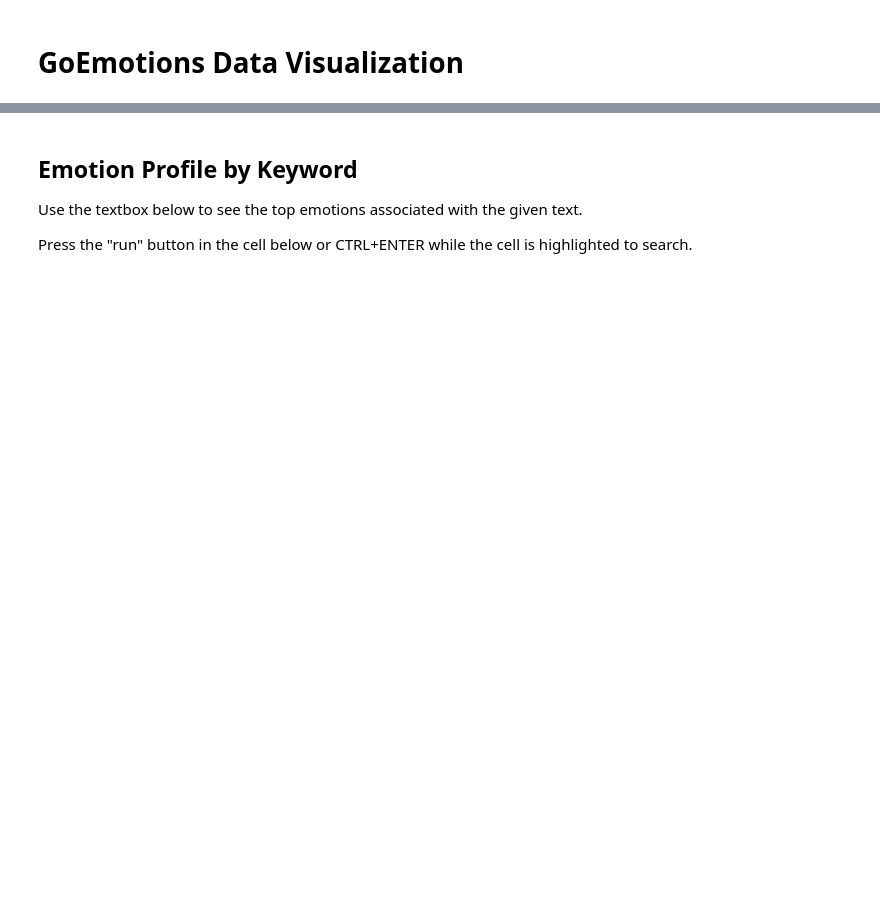
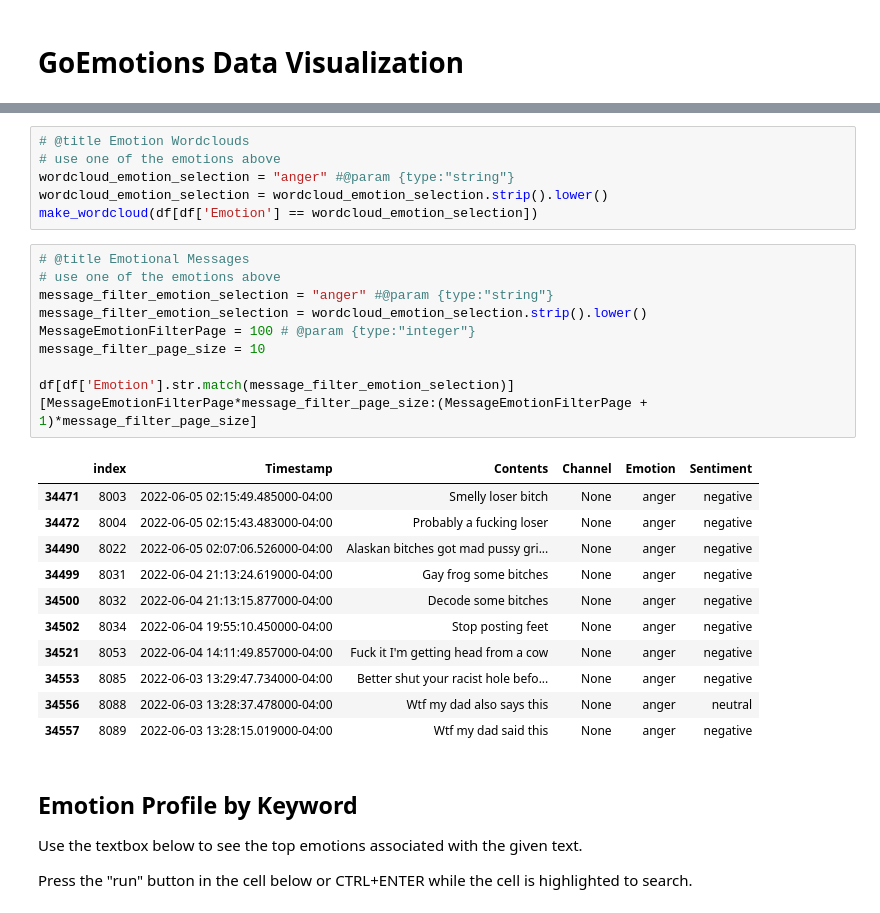
Before and after one commit to codekisser/discord-data-analyzer, a Jupyter notebook: analyzer.ipynb, the cells around one changed output, grey strips where cells are left out. Drawn from its saved outputs; the diff is of its cells as text; blank space fills up the shorter version.

```diff
--- a/analyzer.ipynb
+++ b/analyzer.ipynb
@@ -383,3 +390,30 @@ ax.set(xlabel='Emotion Frequency', title='Emotion Spectrum Profile');
+# %%
+# @title Emotion Wordclouds
+# use one of the emotions above
+wordcloud_emotion_selection = "anger" #@param {type:"string"}
+wordcloud_emotion_selection = wordcloud_emotion_selection.strip().lower()
+make_wordcloud(df[df['Emotion'] == wordcloud_emotion_selection])
+# %%
+# @title Emotional Messages
+# use one of the emotions above
+message_filter_emotion_selection = "anger" #@param {type:"string"}
+message_filter_emotion_selection = wordcloud_emotion_selection.strip().lower()
+MessageEmotionFilterPage = 100 # @param {type:"integer"}
+message_filter_page_size = 10
+
+df[df['Emotion'].str.match(message_filter_emotion_selection)][MessageEmotionFilterPage*message_filter_page_size:(MessageEmotionFilterPage + 1)*message_filter_page_size]
+# %% [output]
+|  | index | Timestamp | Contents | Channel | Emotion | Sentiment |
+| 34471 | 8003 | 2022-06-05 02:15:49.485000-04:00 | Smelly loser bitch | None | anger | negative |
+| 34472 | 8004 | 2022-06-05 02:15:43.483000-04:00 | Probably a fucking loser | None | anger | negative |
+| 34490 | 8022 | 2022-06-05 02:07:06.526000-04:00 | Alaskan bitches got mad pussy gri... | None | anger | negative |
+| 34499 | 8031 | 2022-06-04 21:13:24.619000-04:00 | Gay frog some bitches | None | anger | negative |
+| 34500 | 8032 | 2022-06-04 21:13:15.877000-04:00 | Decode some bitches | None | anger | negative |
+| 34502 | 8034 | 2022-06-04 19:55:10.450000-04:00 | Stop posting feet | None | anger | negative |
+| 34521 | 8053 | 2022-06-04 14:11:49.857000-04:00 | Fuck it I'm getting head from a cow | None | anger | negative |
+| 34553 | 8085 | 2022-06-03 13:29:47.734000-04:00 | Better shut your racist hole befo... | None | anger | negative |
+| 34556 | 8088 | 2022-06-03 13:28:37.478000-04:00 | Wtf my dad also says this | None | anger | neutral |
+| 34557 | 8089 | 2022-06-03 13:28:15.019000-04:00 | Wtf my dad said this | None | anger | negative |
 # %% [markdown]
 ## Emotion Profile by Keyword
 
```
Also changed, not shown: parts of 24 cells of this notebook.
